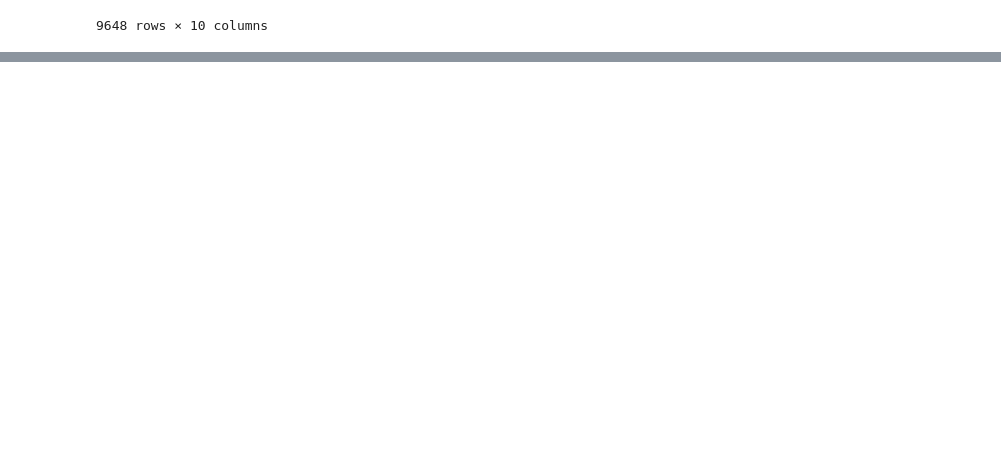
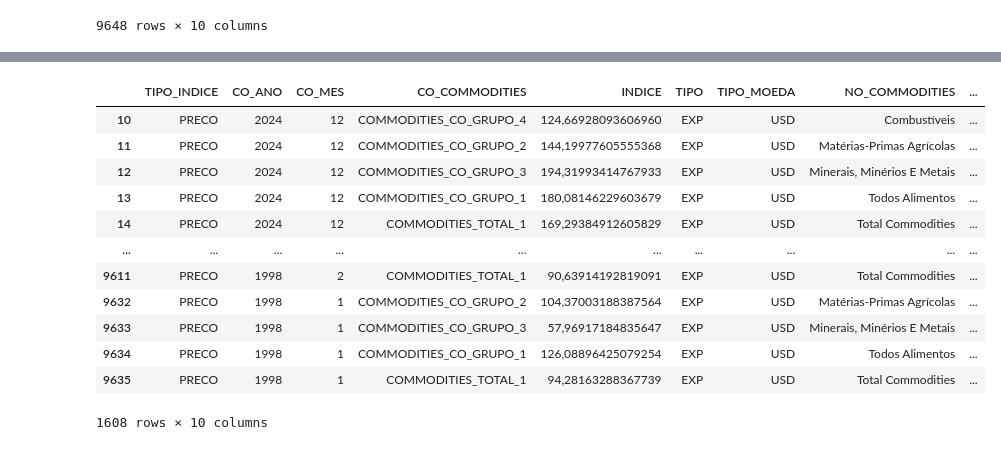
Before and after one commit to MateusVasc/sistemas-multiplos-preditores-commodities, a Jupyter notebook: notebooks/time_series_segmentation.ipynb, the cells around one changed output, grey strips where cells are left out. Saved outputs shown, nothing was run; the diff lists cells and outputs as text; code cells hidden in the pictures; blank space fills up the shorter version.

```diff
--- a/notebooks/time_series_segmentation.ipynb
+++ b/notebooks/time_series_segmentation.ipynb
@@ -20,0 +92,16 @@ df
+# %%
+df_preco_exp
+# %% [output]
+|  | TIPO_INDICE | CO_ANO | CO_MES | CO_COMMODITIES | INDICE | TIPO | TIPO_MOEDA | NO_COMMODITIES | ... |
+| 10 | PRECO | 2024 | 12 | COMMODITIES_CO_GRUPO_4 | 124,66928093606960 | EXP | USD | Combustíveis | ... |
+| 11 | PRECO | 2024 | 12 | COMMODITIES_CO_GRUPO_2 | 144,19977605555368 | EXP | USD | Matérias-Primas Agrícolas | ... |
+| 12 | PRECO | 2024 | 12 | COMMODITIES_CO_GRUPO_3 | 194,31993414767933 | EXP | USD | Minerais, Minérios E Metais | ... |
+| 13 | PRECO | 2024 | 12 | COMMODITIES_CO_GRUPO_1 | 180,08146229603679 | EXP | USD | Todos Alimentos | ... |
+| 14 | PRECO | 2024 | 12 | COMMODITIES_TOTAL_1 | 169,29384912605829 | EXP | USD | Total Commodities | ... |
+| ... | ... | ... | ... | ... | ... | ... | ... | ... | ... |
+| 9611 | PRECO | 1998 | 2 | COMMODITIES_TOTAL_1 | 90,63914192819091 | EXP | USD | Total Commodities | ... |
+| 9632 | PRECO | 1998 | 1 | COMMODITIES_CO_GRUPO_2 | 104,37003188387564 | EXP | USD | Matérias-Primas Agrícolas | ... |
+| 9633 | PRECO | 1998 | 1 | COMMODITIES_CO_GRUPO_3 | 57,96917184835647 | EXP | USD | Minerais, Minérios E Metais | ... |
+| 9634 | PRECO | 1998 | 1 | COMMODITIES_CO_GRUPO_1 | 126,08896425079254 | EXP | USD | Todos Alimentos | ... |
+| 9635 | PRECO | 1998 | 1 | COMMODITIES_TOTAL_1 | 94,28163288367739 | EXP | USD | Total Commodities | ... |
+1608 rows × 10 columns
```
Also changed, not shown: parts of 60 cells of this notebook.
